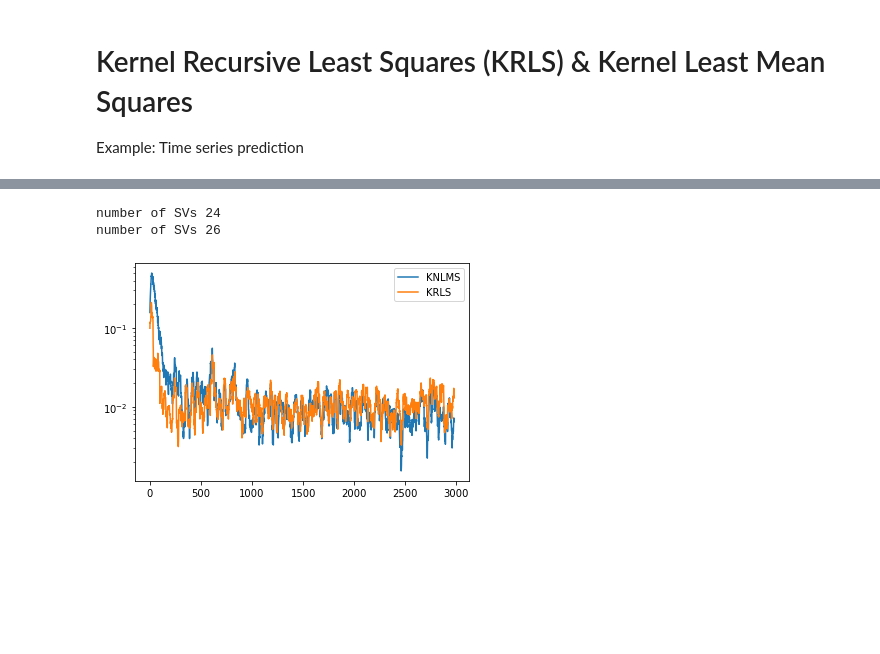
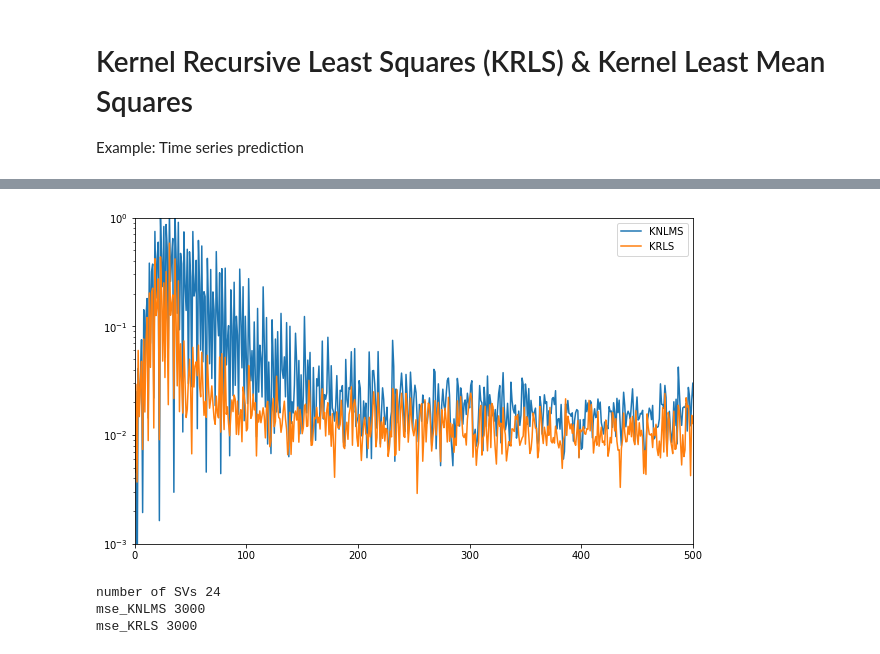
Before and after one commit to cjfelixx/machine-learning-graduate-research, a Jupyter notebook: KernelLeastSquares/kernelLeastSquares.ipynb, the cells around one changed output, grey strips where cells are left out. Saved outputs shown, nothing was run; the diff lists cells and outputs as text; code cells hidden in the pictures; blank space fills up the shorter version.

Commit message:
More kernel experiments

```diff
--- a/KernelLeastSquares/kernelLeastSquares.ipynb
+++ b/KernelLeastSquares/kernelLeastSquares.ipynb
@@ -53,9 +38,16 @@ step_size = 0.09
 reg_coeff = 0.03
 threshold = 0.6
 # %%
-for i in range(len(num_experiments)):
+# Per trial experiments
+num_experiments = 25
+mse_KNLMS = np.zeros(num_data)
+mse_KRLS = np.zeros(num_data)
+
+for i in range(num_experiments):
     print('experiment',i)
     d,d_true = generate_data(num_data)
-    mse_KNLMS = KNLMS(d,d_true,kernel,step_size,reg_coeff,0.5)
-    mse_KRLS = KRLS(d,d_true,kernel,0.6)
+    err_KNLMS = KNLMS(d,d_true,kernel,step_size,reg_coeff,0.5)
+    mse_KNLMS += ((np.array(d_true) - np.array(d) + err_KNLMS)**2)/num_experiments
+    err_KRLS = KRLS(d,d_true,kernel,0.6)
+    mse_KRLS += ((np.array(d_true) - np.array(d) + err_KRLS)**2)/num_experiments
 # %% [output]
@@ -64,13 +71,24 @@ number of SVs 30
-# %%
-mse_KNLMS = KNLMS(d,d_true,kernel,step_size,reg_coeff,0.5)
-mse_KRLS = KRLS(d,d_true,kernel,0.6)
-# %% [output]
-number of SVs 24
-number of SVs 26
 # %%
+mse_KNLMS_smooth = np.convolve(mse_KNLMS,np.ones(19),'valid')
+mse_KRLS_smooth = np.convolve(mse_KRLS,np.ones(19),'valid')
+plt.figure(figsize=(10, 6))
 plt.semilogy(range(len(mse_KNLMS)),mse_KNLMS, label='KNLMS')
 plt.semilogy(range(len(mse_KRLS)),mse_KRLS, label='KRLS')
+plt.ylim([1e-3,1e-0])
+plt.xlim([0,500])
 plt.legend()
 plt.show()
 # %% [output]
-[figure, old version]
+[figure, new version]
+# %%
+d,d_true = generate_data(num_data)
+err_KNLMS = KNLMS(d,d_true,kernel,step_size,reg_coeff,0.5)
+mse_KNLMS = np.append(mse_KNLMS, (np.array(d_true) - np.array(d) + err_KNLMS)**2)
+print('mse_KNLMS',len(err_KNLMS))
+err_KRLS = KRLS(d,d_true,kernel,0.6)
+mse_KNLMS = np.append(mse_KNLMS, (np.array(d_true) - np.array(d) + err_KRLS)**2)
+print('mse_KRLS',len(err_KRLS))
+# %% [output]
+number of SVs 24
+mse_KNLMS 3000
+mse_KRLS 3000
```
Also changed, not shown: parts of 5 cells of this notebook, 2 other files.
